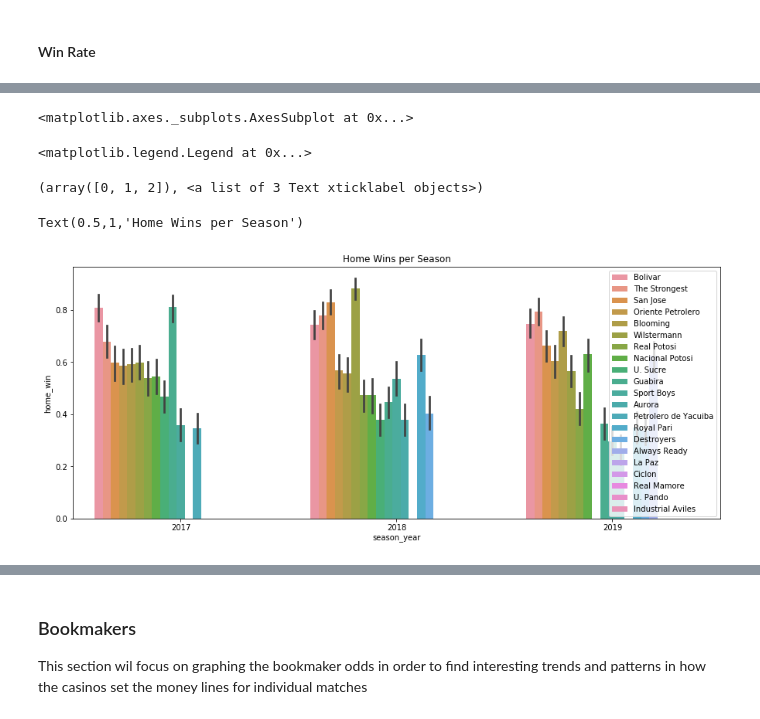
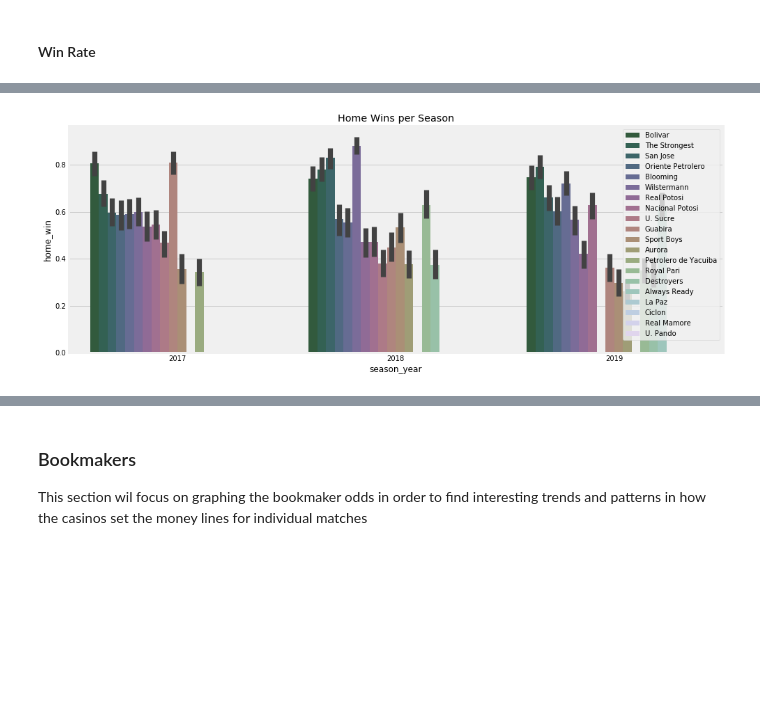
Before and after one commit to miketondu/odds_portal_project, a Jupyter notebook: notebooks/2_odds_engineering_exploration.ipynb, the cells around one changed output, grey strips where cells are left out. Drawn from its saved outputs; the diff is of its cells as text; code cells hidden in the pictures; blank space fills up the shorter version.

```diff
--- a/notebooks/2_odds_engineering_exploration.ipynb
+++ b/notebooks/2_odds_engineering_exploration.ipynb
@@ -434,20 +462,18 @@ sns.lineplot(data=odds_unique_matches, x='game_of_season_home_team', y ='season_
 # %%
 # Home Wins per Season
-
 fig,axes = plt.subplots(figsize=(15,6))
 sns.barplot(data=odds[(odds['date']>'2017')],
              x = 'season_year', y='home_win',hue='home_team',
-            hue_order = odds.groupby('home_team')['home_win'].sum().sort_values(ascending=False).index
-           )
+            hue_order = odds.groupby('home_team')['home_win'].sum().sort_values(ascending=False).index,
+           palette=palette)
+
+
 plt.legend(loc='upper right')
 plt.xticks(rotation=0)
 plt.title('Home Wins per Season')
+plt.show();
 # %% [output]
-<matplotlib.axes._subplots.AxesSubplot at 0x...>
-<matplotlib.legend.Legend at 0x...>
-(array([0, 1, 2]), <a list of 3 Text xticklabel objects>)
-Text(0.5,1,'Home Wins per Season')
-[figure, old version]
+[figure, new version]
 # %%
 # Goal distributions for all teams in all matches
 fig, axes = plt.subplots(figsize=(8,6))
```
Also changed, not shown: parts of 20 cells of this notebook.
